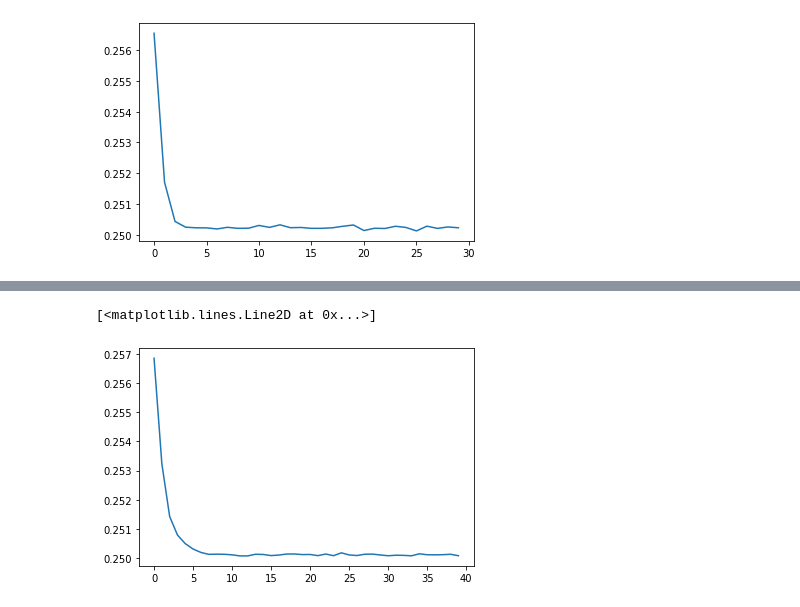
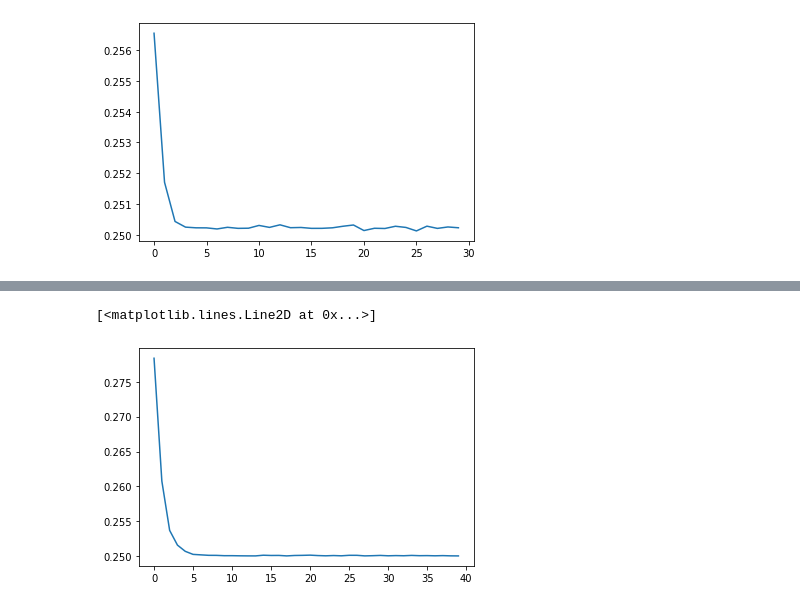
Before and after one commit to yooyeollee/2022, a Jupyter notebook: Very_simple_ANN.ipynb, the cells around one changed output, grey strips where cells are left out. Saved outputs shown, nothing was run; the diff lists cells and outputs as text; code cells hidden in the pictures.

```diff
--- a/Very_simple_ANN.ipynb
+++ b/Very_simple_ANN.ipynb
@@ -124,8 +124,9 @@ x_2=np.array([10,301, 30])
 
 model = Sequential()
 
-model.add(Dense(10, input_dim=1, activation='sigmoid'))
-model.add(Dense(30, activation='sigmoid'))
+model.add(Dense(10, input_dim=1, activation='relu'))
+model.add(Dense(10, activation='sigmoid'))
+model.add(Dense(10, activation='relu'))
 model.add(Dense(1, activation='sigmoid'))
 
 model.compile(loss='mse', optimizer='sgd')
@@ -165,2 +166,2 @@ Epoch 6/40
 [<matplotlib.lines.Line2D at 0x...>]
-[figure, old version]
+[figure, new version]
```
Also changed, not shown: parts of 1 cell of this notebook.
